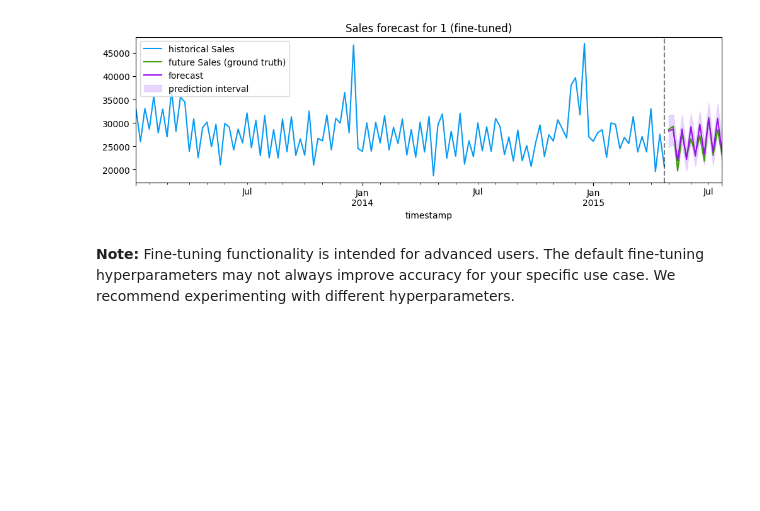
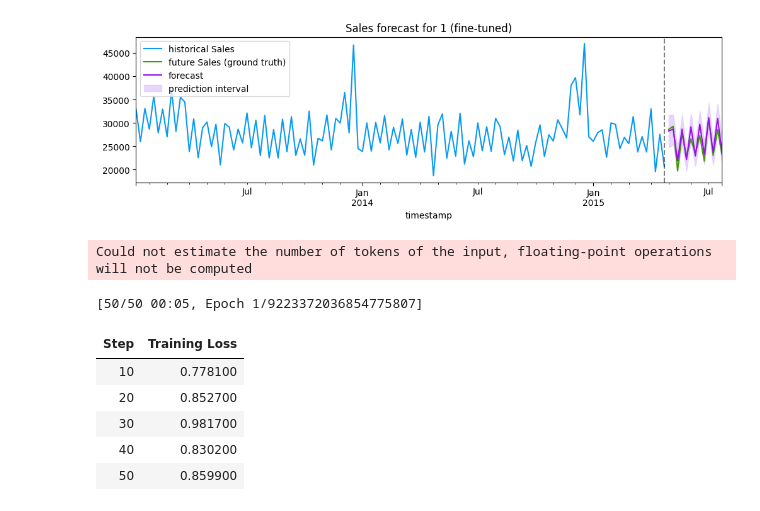
Before and after one commit to amazon-science/chronos-forecasting, a Jupyter notebook: notebooks/chronos-2-quickstart.ipynb, the cells around one changed output. Drawn from its saved outputs; the diff is of its cells as text; code cells hidden in the pictures; blank space fills up the shorter version.

```diff
--- a/notebooks/chronos-2-quickstart.ipynb
+++ b/notebooks/chronos-2-quickstart.ipynb
@@ -477,5 +483,23 @@ plot_forecast(
 )
 # %% [output]
 [figure]
-# %% [markdown]
-**Note:** Fine-tuning functionality is intended for advanced users. The default fine-tuning hyperparameters may not always improve accuracy for your specific use case. We recommend experimenting with different hyperparameters.
+# %%
+# Fine-tune the model with LoRA
+lora_finetuned_pipeline = pipeline.fit(
+    inputs=train_inputs,
+    prediction_length=13,
+    num_steps=50,  # few fine-tuning steps for a quick demo
+    learning_rate=1e-5,
+    batch_size=32,
+    logging_steps=10,
+    finetune_mode="lora",
+)
+# %% [output]
+Could not estimate the number of tokens of the input, floating-point operations will not be computed
+[50/50 00:05, Epoch 1/9223372036854775807]
+| Step | Training Loss |
+| 10 | 0.778100 |
+| 20 | 0.852700 |
+| 30 | 0.981700 |
+| 40 | 0.830200 |
+| 50 | 0.859900 |
```
Also changed, not shown: parts of 5 cells of this notebook.
